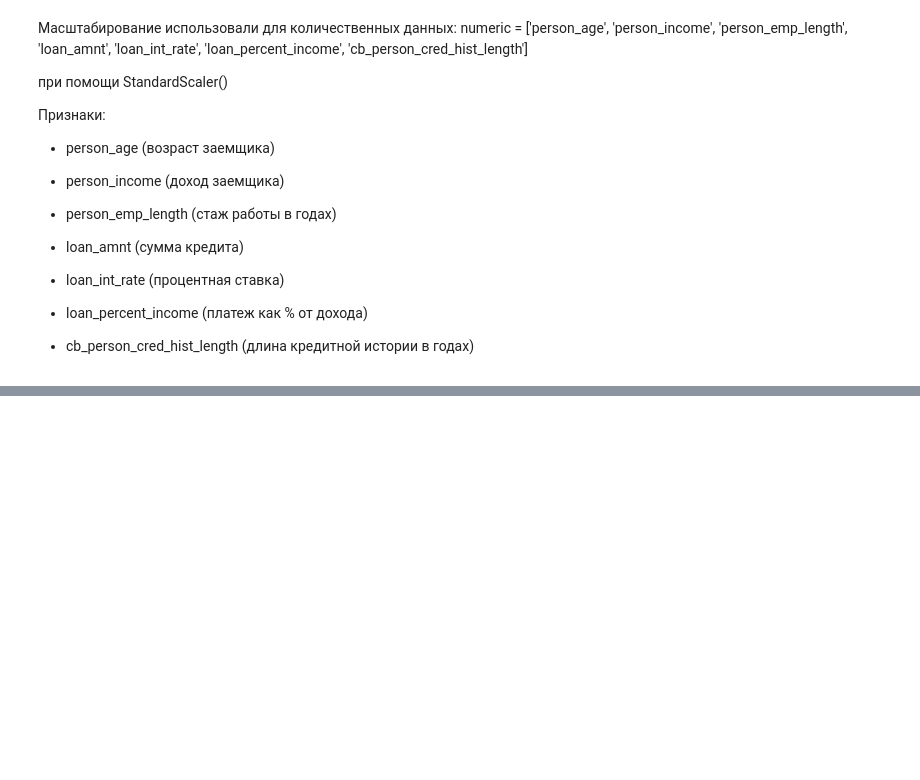
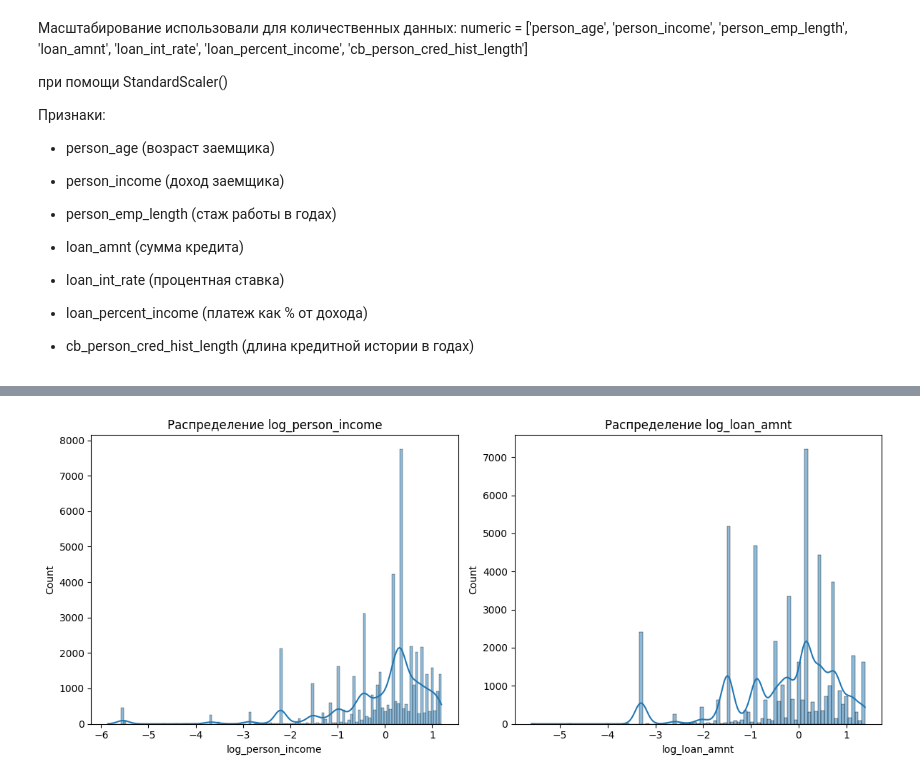
Before and after one commit to alexvexone/mipt-project-practicum, a Jupyter notebook: project.ipynb, the cells around one changed output, grey strips where cells are left out. Cells and saved outputs as stored; diff of their text form; code cells hidden in the pictures; blank space fills up the shorter version.

```diff
--- a/project.ipynb
+++ b/project.ipynb
@@ -667,0 +641,11 @@ y_test: (39098,)
+# %%
+# Логарифмируемые признаки
+plt.figure(figsize=(12, 5))
+for i, col in enumerate(['log_person_income', 'log_loan_amnt'], 1):
+    plt.subplot(1, 2, i)
+    sns.histplot(train_eng[col], kde=True)
+    plt.title(f'Распределение {col}')
+plt.tight_layout()
+plt.show()
+# %% [output]
+[figure, added]
```
Also changed, not shown: parts of 50 cells of this notebook, 23 other files.
